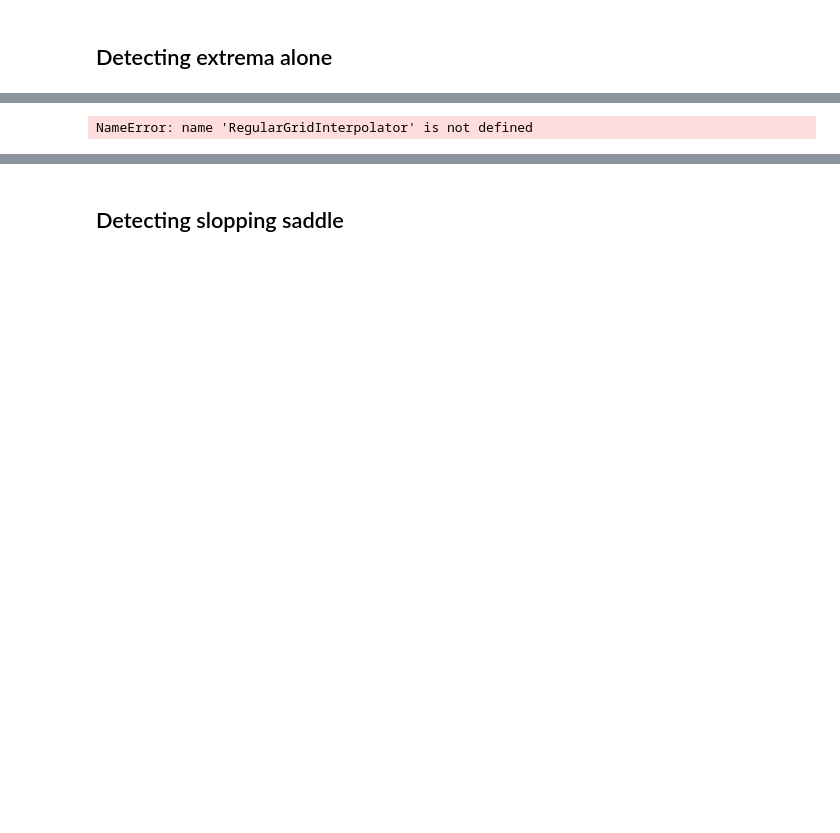
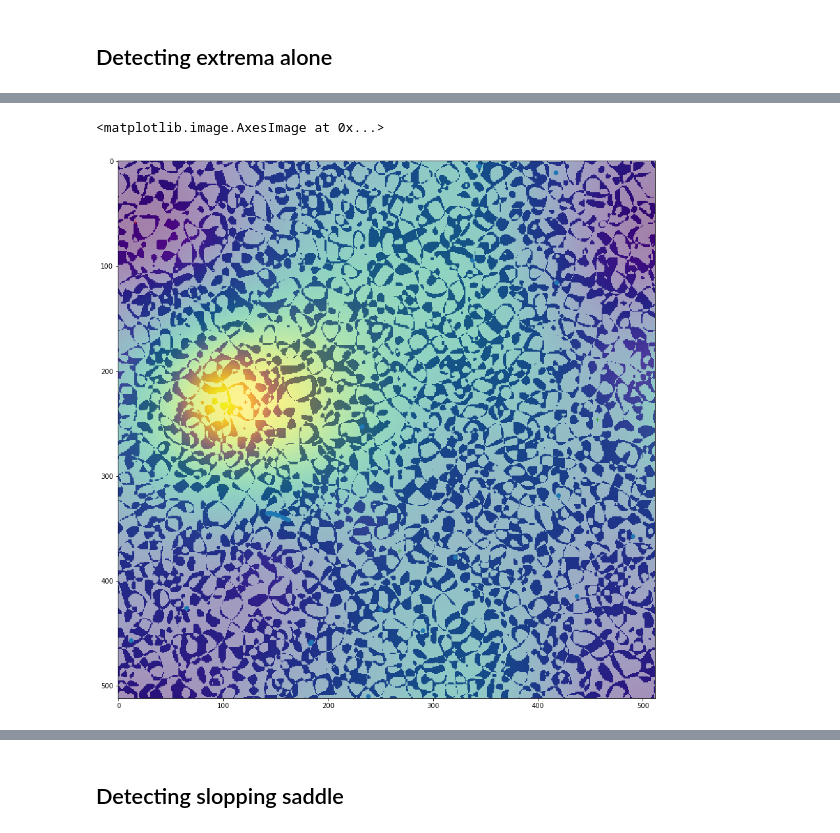
Before and after one commit to cphyc/py_extrema, a Jupyter notebook: Demonstration.ipynb, the cells around one changed output, grey strips where cells are left out. Drawn from its saved outputs; the diff is of its cells as text; code cells hidden in the pictures; blank space fills up the shorter version.

```diff
--- a/Demonstration.ipynb
+++ b/Demonstration.ipynb
@@ -101,35 +122,36 @@ c0 = ef.curvature.copy()
 
 ef.compute_derivatives(R1)
 c1 = ef.curvature.copy()
 
 c2 = c0 * c1
 eff = ExtremaFinder(c2, loglevel=50)
 
 interp = RegularGridInterpolator([np.arange(s) for s in field.shape], c2, bounds_error=False)
 ext = eff.find_extrema(R0*(0.05))
-V = interp(ext.pos)
+V = interp(ext.pos.value)
 
 mask_ext = (ext.kind == ndim) & (V < 0)
 significance = np.sqrt(np.abs(V / np.nanmin(V)))
 
 mask_ext_sig = mask_ext & (significance > 0.1)
 
 plt.figure(figsize=(15, 15))
 
 # Plot curvature (product of lambdas)
 plt.imshow(np.where(mask, c2, np.nan), cmap='plasma')
 # and extrema of curvature
 plt.plot(ext.pos[mask_ext_sig, 1], ext.pos[mask_ext_sig, 0], 'o')
 
 # Plot field extrema
 ext = ef.find_extrema(R0)
 for k in range(ndim+1):
     m = ext.kind == k
     plt.plot(ext.pos[m, 1], ext.pos[m, 0], '+')
 
 plt.imshow(ef.smooth(R0), alpha=0.5)
 # %% [output]
-NameError: name 'RegularGridInterpolator' is not defined
+<matplotlib.image.AxesImage at 0x...>
+[figure, added]
 # %%
 R = 20
 
```
Also changed, not shown: parts of 27 cells of this notebook.
